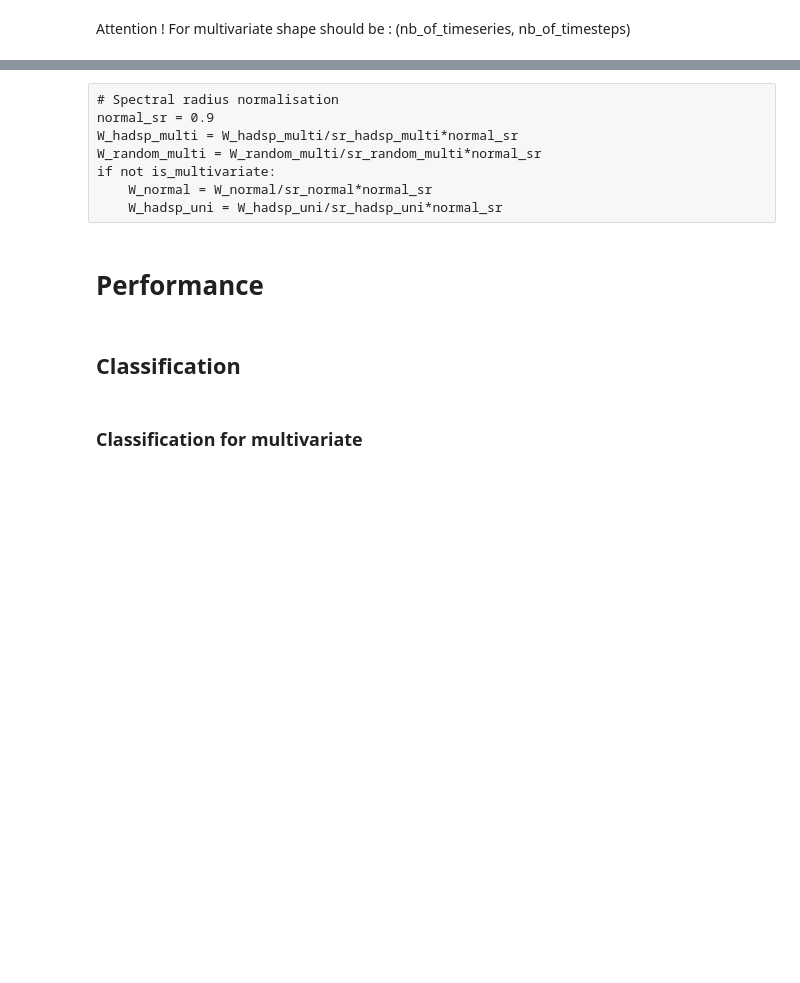
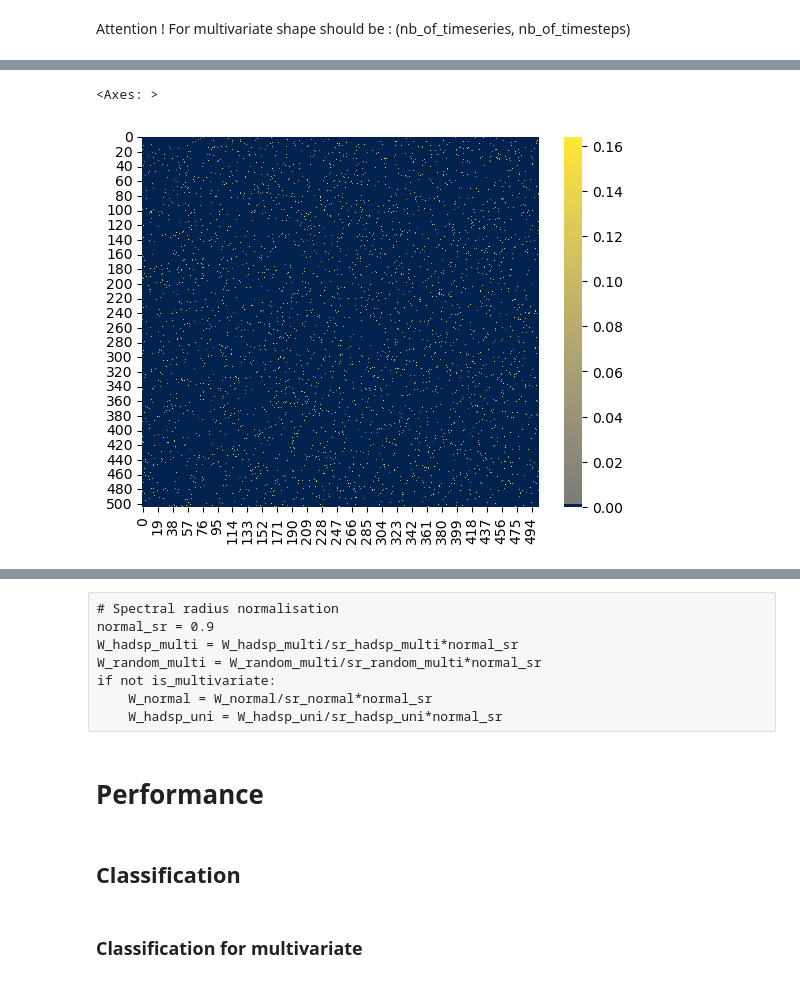
Before and after one commit to Finebouche/hag, a Jupyter notebook: General_framework.ipynb, the cells around one changed output, grey strips where cells are left out. Drawn from its saved outputs; the diff is of its cells as text; code cells hidden in the pictures; blank space fills up the shorter version.

```diff
--- a/General_framework.ipynb
+++ b/General_framework.ipynb
@@ -453,0 +274,22 @@ if not is_instances_classification: #if prediction
+# %%
+# PRETRAIN NOISE
+# MULTI
+X_pretrain_band = X_train_band
+X_pretrain_band_noisy = [instance + np.random.normal(0, noise_std, instance.shape) for instance in X_pretrain_band]
+
+# UNI
+if not is_multivariate:
+    X_pretrain_uni = X_train.flatten()
+    X_pretrain_uni_noisy = (X_train + np.random.normal(0, noise_std, X_train.shape)).flatten()
+
+# PRETRAIN DUPLICATION
+if is_instances_classification:
+    X_pretrain_multi = []
+    X_pretrain_multi_noisy = []
+    for instance in X_pretrain_band:
+        X_pretrain_multi.append(np.repeat(instance, K, axis=1).T)
+    for instance in X_pretrain_band_noisy:
+        X_pretrain_multi_noisy.append(np.repeat(instance, K, axis=1).T)
+else:
+    X_pretrain_multi = np.repeat(X_pretrain_band, K, axis=1)
+    X_pretrain_multi_noisy = np.repeat(X_pretrain_band_noisy, K, axis=1)
@@ -476,25 +428,23 @@ TIME_INCREMENT
 # %%
 from reservoir.reservoir import init_matrices
 from connexion_generation.bounded_hadsp import run_hadsp_algorithm
-import connexion_generation.desp
-reload(connexion_generation.desp)
 from connexion_generation.desp import run_desp_algorithm
 
 input_connectivity = 1
 connectivity = 0
 
-def initialise_and_train(input_scaling, n, input_connectivity, connectivity, bias_scaling, seed, training_set, visualize=False):
+def initialise_and_train(input_scaling, n, input_connectivity, connectivity, bias_scaling, seed, training_set):
 
     Win, W, bias = init_matrices(n, input_connectivity, connectivity, seed=seed)
     bias *= bias_scaling
     Win *= input_scaling
 
     #W, state_history = run_hadsp_algorithm(W, Win, bias, leaky_rate, activation_function, training_set, TIME_INCREMENT, WEIGHT_INCREMENT,
-    #                       target_rate, RATE_SPREAD, max_increment=MAX_TIME_INCREMENT, mi_based=False, visualize=visualize)
-
+    #                       target_rate, RATE_SPREAD, max_increment=MAX_TIME_INCREMENT, mi_based=False, visualize=False)
+    #variance_history=None
     W, state_history, variance_history = run_desp_algorithm(W, Win, bias, leaky_rate, activation_function, training_set, TIME_INCREMENT, WEIGHT_INCREMENT,
-                        min_variance, max_variance, max_increment=MAX_TIME_INCREMENT, mi_based=True, instances=is_instances_classification, common_index=common_index,
-                                                            n_jobs = 12, visualize=visualize)
+                        min_variance, max_variance, max_increment=MAX_TIME_INCREMENT, mi_based=True, instances=is_instances_classification,
+                                                        n_jobs = 12, visualize=False)
 
     connectivity =  W.count_nonzero() / (W.shape[0] * W.shape[1])
     eigen = sparse.linalg.eigs(W, k=1, which="LM", maxiter=W.shape[0] * 20, tol=0.1, return_eigenvectors=False)
@@ -527,23 +479,26 @@ for i in random_neurons_indices:
 # %%
-# HADSP + multi
+# HADSP
 (Win_hadsp_multi,
  W_hadsp_multi,
  bias_hadsp_multi,
  connectivity_band,
  sr_hadsp_multi,
  state_history_multi,
- variance_history) = initialise_and_train(input_scaling, n, input_connectivity, connectivity, bias_scaling, SEED, X_pretrain_multi.T)
+ variance_history) = initialise_and_train(input_scaling, n, input_connectivity, connectivity, bias_scaling, SEED, X_pretrain_multi)
 
 # random + multi
 Win_random_multi, W_random_multi, bias_random_multi =  init_matrices(n, 1, connectivity_band, sr_hadsp_multi)
 bias_random_multi= bias_random_multi*bias_scaling
 Win_random_multi= Win_random_multi*input_scaling
 
 eigen_random_multi = sparse.linalg.eigs(W_random_multi, k=1, which="LM", maxiter=W_random_multi.shape[0] * 20, tol=0.1, return_eigenvectors=False)
 sr_random_multi = np.max(np.abs(eigen_random_multi))
 
 from matplotlib.colors import ListedColormap
 
 custom_colormap = ListedColormap(np.vstack((plt.cm.cividis(0.0), plt.cm.cividis(np.linspace(0.5, 1, 128)))))
 heatmap(W_random_multi.todense(), cmap=custom_colormap, cbar=True)
+# %% [output]
+<Axes: >
+[figure, added]
 # %%
```
Also changed, not shown: parts of 76 cells of this notebook, 3 other files.
